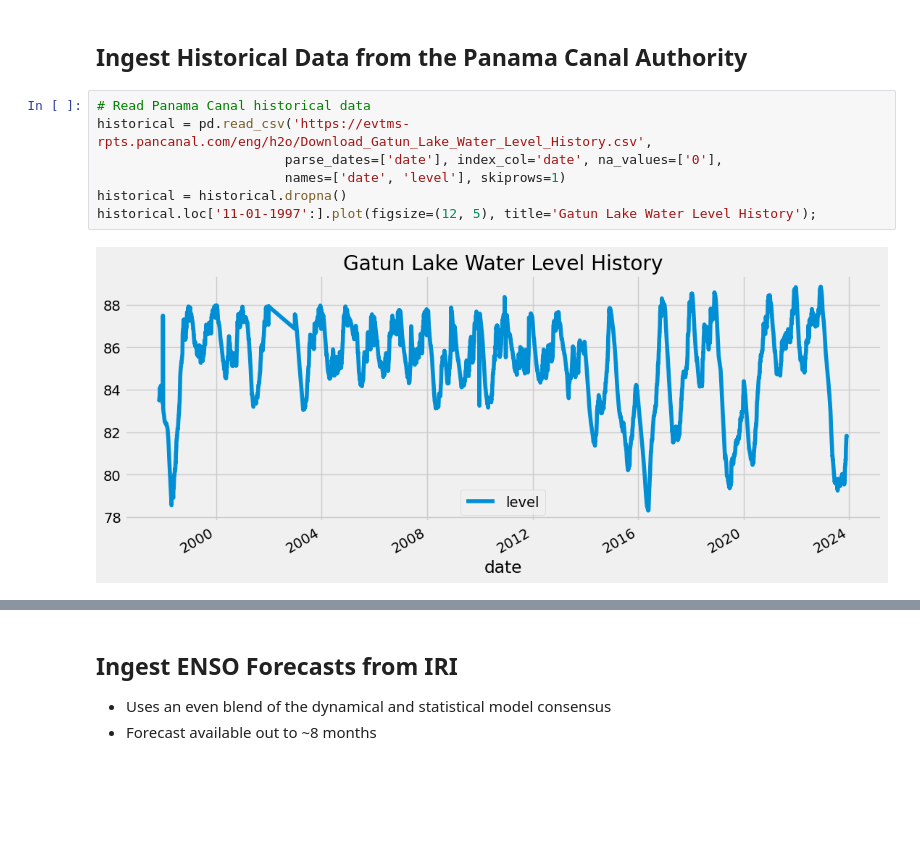
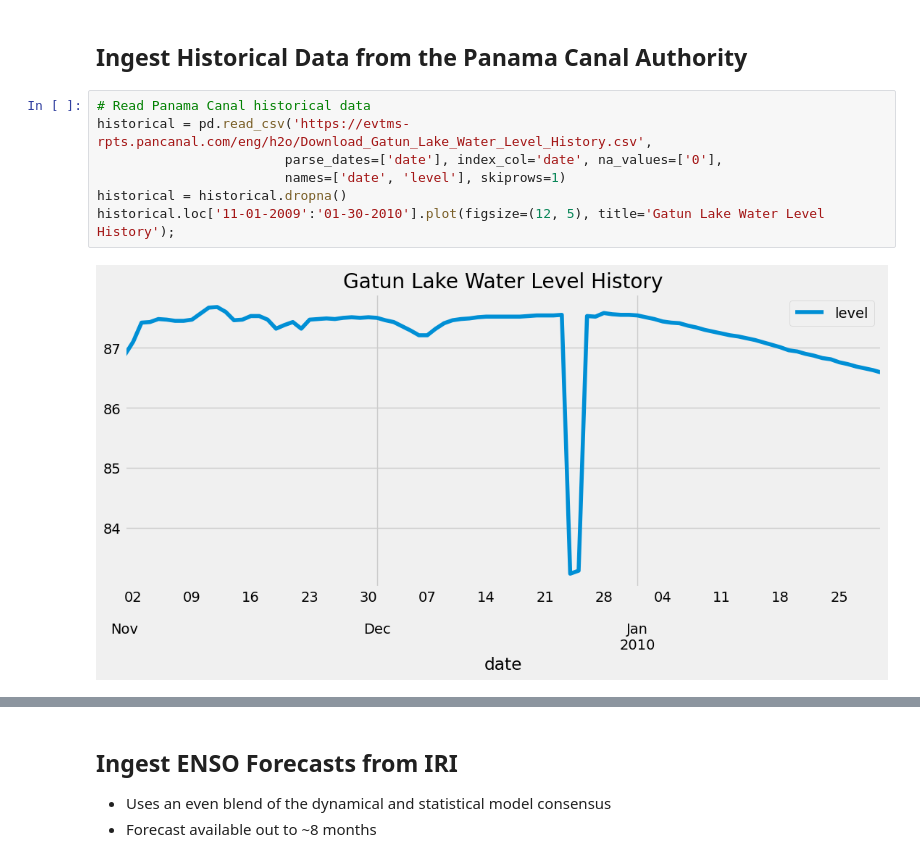
Before and after one commit to frontogenesis/metpy, a Jupyter notebook: experimental/Gatun.ipynb, the cells around one changed output, grey strips where cells are left out. Saved outputs shown, nothing was run; the diff lists cells and outputs as text; blank space fills up the shorter version.

```diff
--- a/experimental/Gatun.ipynb
+++ b/experimental/Gatun.ipynb
@@ -15,9 +15,9 @@ plt.style.use('fivethirtyeight')
 # %%
 # Read Panama Canal historical data
 historical = pd.read_csv('https://evtms-rpts.pancanal.com/eng/h2o/Download_Gatun_Lake_Water_Level_History.csv',
                         parse_dates=['date'], index_col='date', na_values=['0'],
                         names=['date', 'level'], skiprows=1)
 historical = historical.dropna()
-historical.loc['11-01-1997':].plot(figsize=(12, 5), title='Gatun Lake Water Level History');
+historical.loc['11-01-2009':'01-30-2010'].plot(figsize=(12, 5), title='Gatun Lake Water Level History');
 # %% [output]
-[figure, old version]
+[figure, new version]
```
Also changed, not shown: parts of 2 cells of this notebook.
